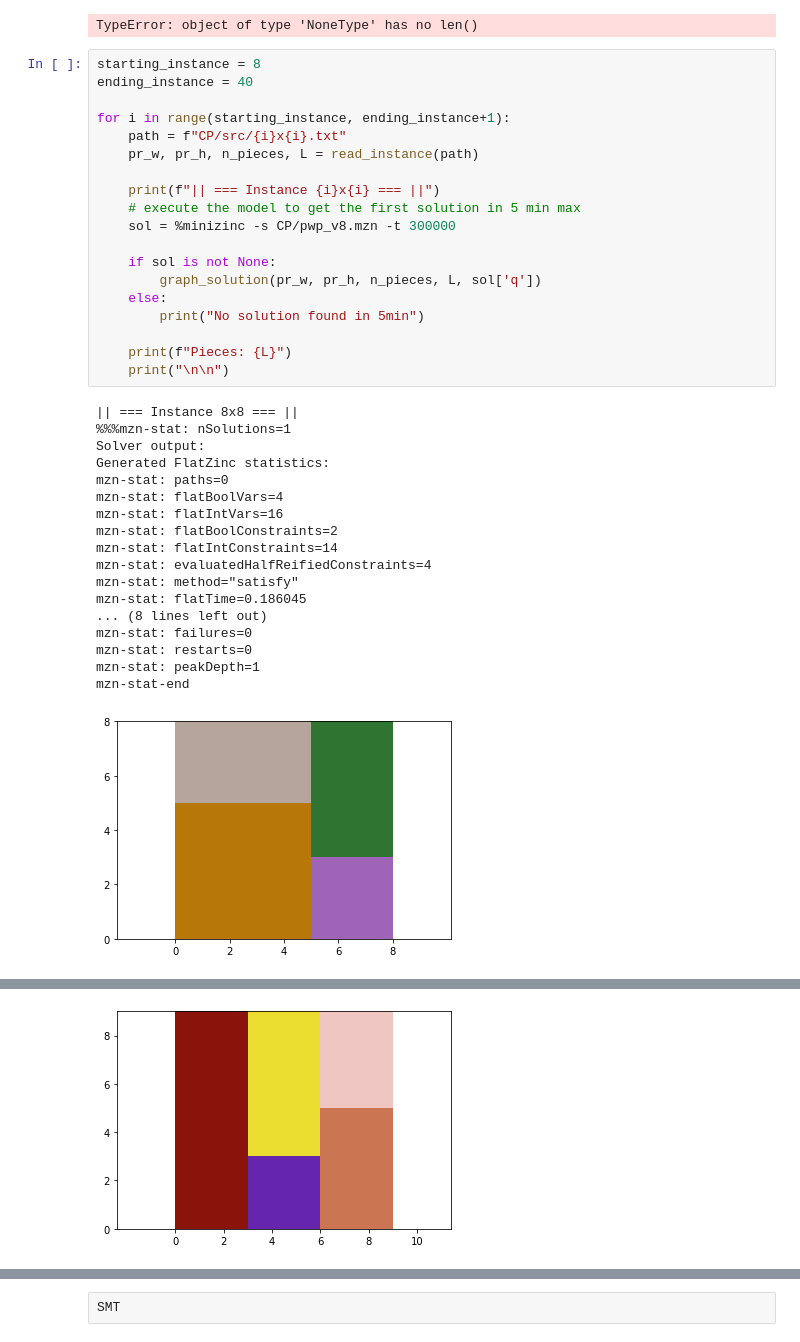
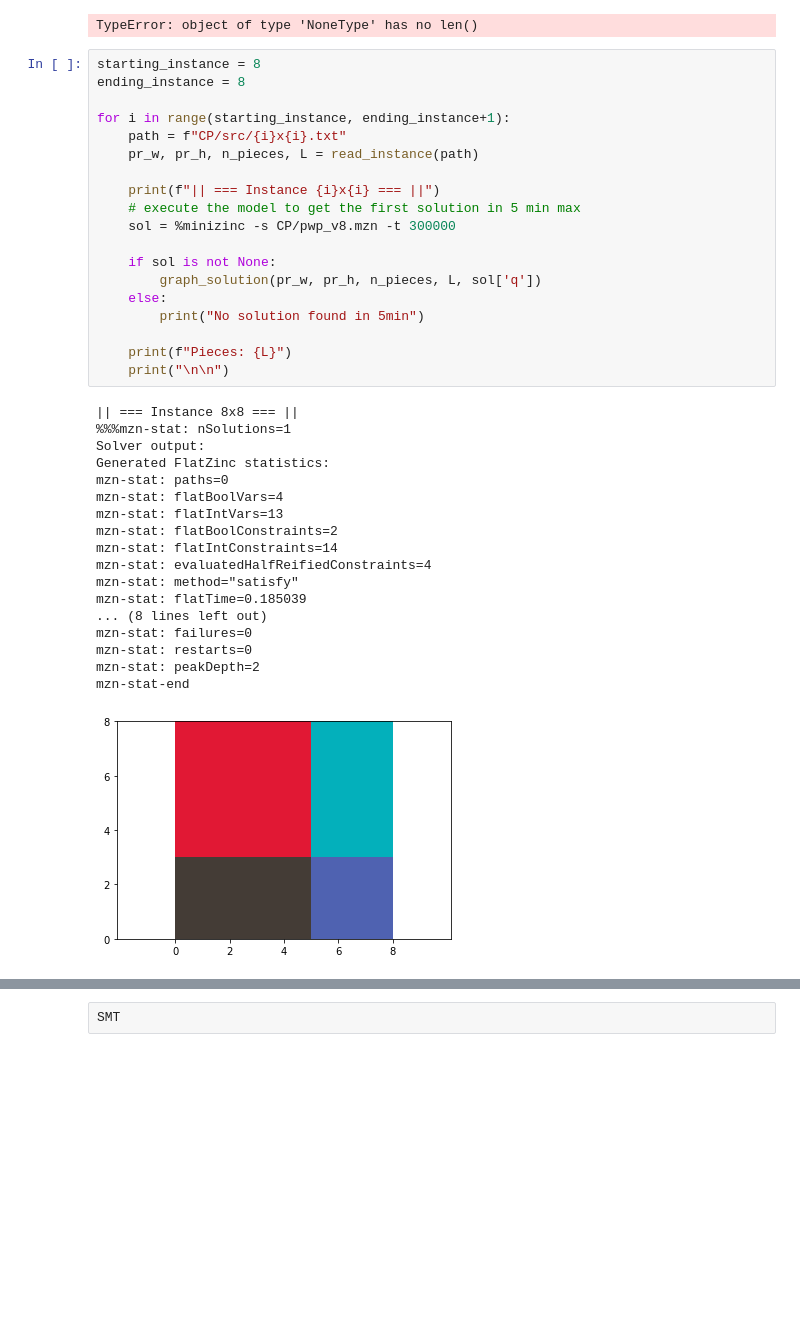
Before and after one commit to VforV93/Present-Wrapping-Problem-Project, a Jupyter notebook: PWP.ipynb, the cells around one changed output, grey strips where cells are left out. Drawn from its saved outputs; the diff is of its cells as text; blank space fills up the shorter version.

```diff
--- a/PWP.ipynb
+++ b/PWP.ipynb
@@ -438,39 +437,39 @@ MiniZinc: result of evaluation is undefined:
 TypeError: object of type 'NoneType' has no len()
 # %%
 starting_instance = 8
-ending_instance = 40
+ending_instance = 8
 
 for i in range(starting_instance, ending_instance+1):
     path = f"CP/src/{i}x{i}.txt"
     pr_w, pr_h, n_pieces, L = read_instance(path)
 
     print(f"|| === Instance {i}x{i} === ||")
     # execute the model to get the first solution in 5 min max
     sol = %minizinc -s CP/pwp_v8.mzn -t 300000
 
     if sol is not None:
         graph_solution(pr_w, pr_h, n_pieces, L, sol['q'])
     else:
         print("No solution found in 5min")
 
     print(f"Pieces: {L}")
     print("\n\n")
 # %% [output]
 || === Instance 8x8 === ||
 %%%mzn-stat: nSolutions=1
 Solver output:
 Generated FlatZinc statistics:
 mzn-stat: paths=0
 mzn-stat: flatBoolVars=4
-mzn-stat: flatIntVars=16
+mzn-stat: flatIntVars=13
 mzn-stat: flatBoolConstraints=2
 mzn-stat: flatIntConstraints=14
 mzn-stat: evaluatedHalfReifiedConstraints=4
 mzn-stat: method="satisfy"
-mzn-stat: flatTime=0.186045
+mzn-stat: flatTime=0.185039
 ... (8 lines left out)
 mzn-stat: failures=0
 mzn-stat: restarts=0
-mzn-stat: peakDepth=1
+mzn-stat: peakDepth=2
 mzn-stat-end
-[figure, old version]
+[figure, new version]
@@ -494 +479,0 @@ mzn-stat-end
-[figure, removed]
```
Also changed, not shown: parts of 13 cells of this notebook.
